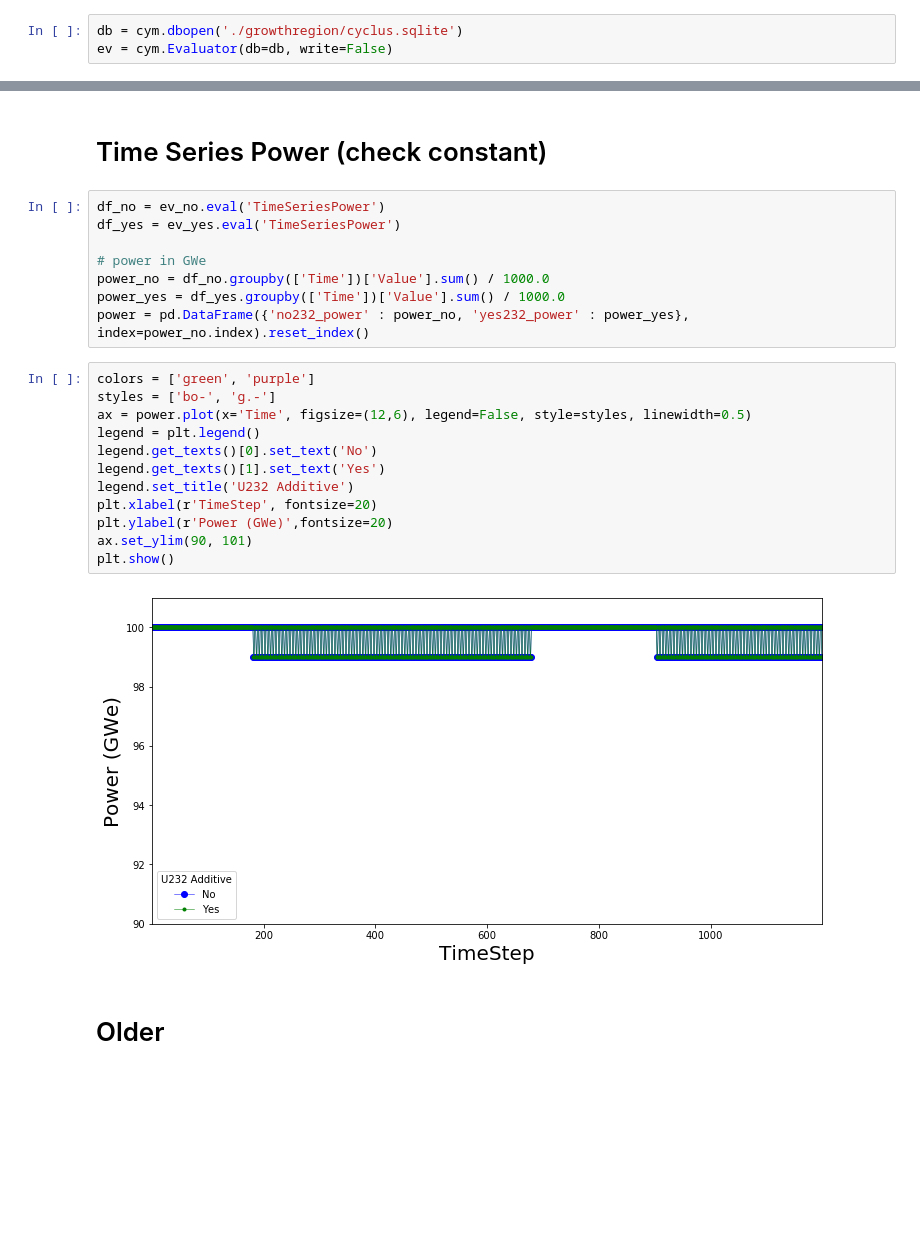
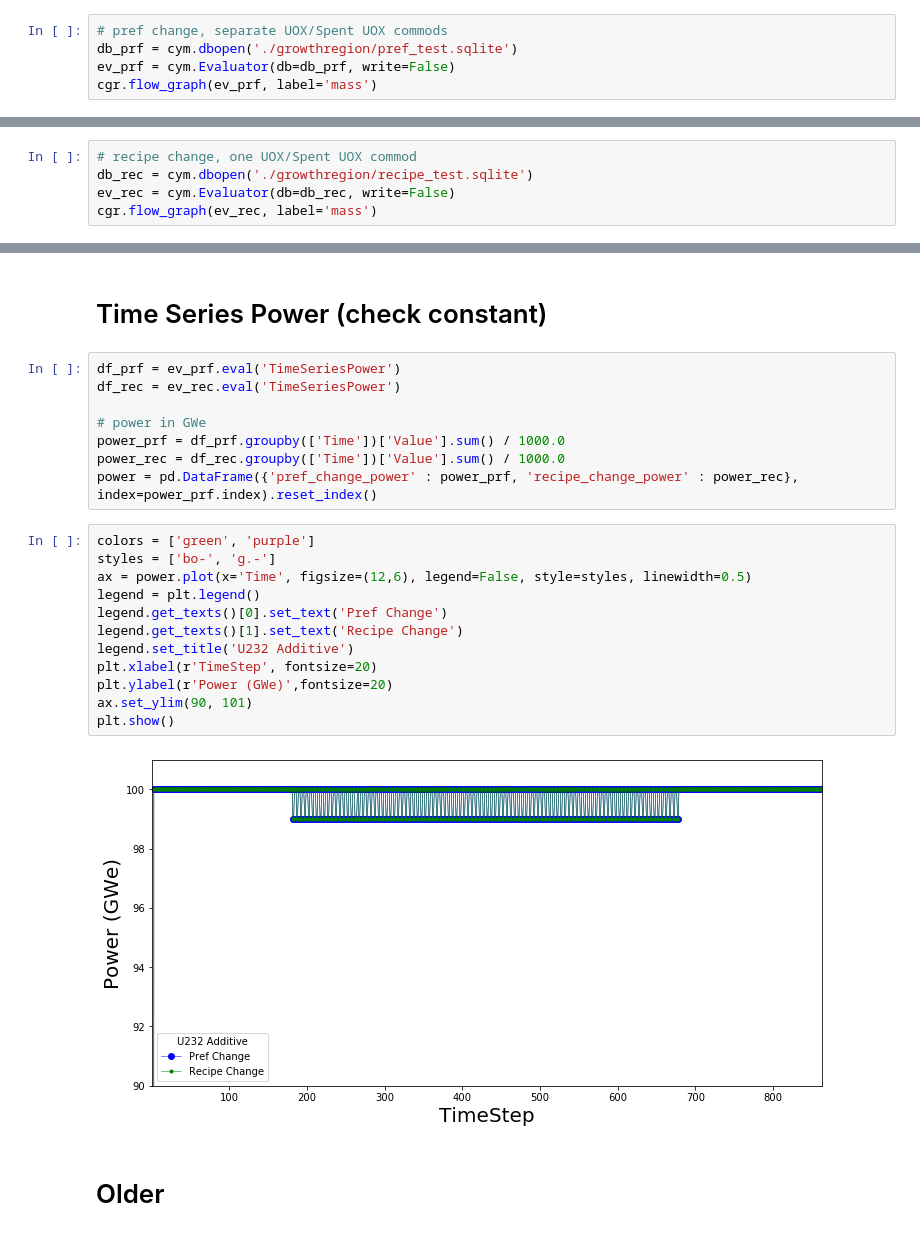
Before and after one commit to opotowsky/EG01_OPRA, a Jupyter notebook: testing_EG01.ipynb, the cells around one changed output, grey strips where cells are left out. Drawn from its saved outputs; the diff is of its cells as text; blank space fills up the shorter version.

Commit message:
both fuel pref and recipe change don't work as expected. have brute force workaround, but it's nonideal.

```diff
--- a/testing_EG01.ipynb
+++ b/testing_EG01.ipynb
@@ -16,5 +16,7 @@ ev_no = cym.Evaluator(db=no_u232, write=False)
 yes_u232 = cym.dbopen('./growthregion/yes_u232.sqlite')
 ev_yes = cym.Evaluator(db=yes_u232, write=False)
 # %%
-db = cym.dbopen('./growthregion/cyclus.sqlite')
-ev = cym.Evaluator(db=db, write=False)
+# pref change, separate UOX/Spent UOX commods
+db_prf = cym.dbopen('./growthregion/pref_test.sqlite')
+ev_prf = cym.Evaluator(db=db_prf, write=False)
+cgr.flow_graph(ev_prf, label='mass')
@@ -24,0 +25,5 @@ cgr.flow_graph(ev, label='mass')
+# %%
+# recipe change, one UOX/Spent UOX commod
+db_rec = cym.dbopen('./growthregion/recipe_test.sqlite')
+ev_rec = cym.Evaluator(db=db_rec, write=False)
+cgr.flow_graph(ev_rec, label='mass')
@@ -35,27 +42,27 @@ cgr.flow_graph(ev_yes, label='mass')
 # %% [markdown]
 # Time Series Power (check constant)
 # %%
-df_no = ev_no.eval('TimeSeriesPower')
-df_yes = ev_yes.eval('TimeSeriesPower')
+df_prf = ev_prf.eval('TimeSeriesPower')
+df_rec = ev_rec.eval('TimeSeriesPower')
 
 # power in GWe
-power_no = df_no.groupby(['Time'])['Value'].sum() / 1000.0
-power_yes = df_yes.groupby(['Time'])['Value'].sum() / 1000.0
-power = pd.DataFrame({'no232_power' : power_no, 'yes232_power' : power_yes}, index=power_no.index).reset_index()
+power_prf = df_prf.groupby(['Time'])['Value'].sum() / 1000.0
+power_rec = df_rec.groupby(['Time'])['Value'].sum() / 1000.0
+power = pd.DataFrame({'pref_change_power' : power_prf, 'recipe_change_power' : power_rec}, index=power_prf.index).reset_index()
 # %%
 colors = ['green', 'purple']
 styles = ['bo-', 'g.-']
 ax = power.plot(x='Time', figsize=(12,6), legend=False, style=styles, linewidth=0.5)
 legend = plt.legend()
-legend.get_texts()[0].set_text('No')
-legend.get_texts()[1].set_text('Yes')
+legend.get_texts()[0].set_text('Pref Change')
+legend.get_texts()[1].set_text('Recipe Change')
 legend.set_title('U232 Additive')
 plt.xlabel(r'TimeStep', fontsize=20)
 plt.ylabel(r'Power (GWe)',fontsize=20)
 ax.set_ylim(90, 101)
 plt.show()
 # %% [output]
-[figure, old version]
+[figure, new version]
 # %% [markdown]
 # Older
 # %%
```
Also changed, not shown: parts of 3 cells of this notebook, 2 other files.
